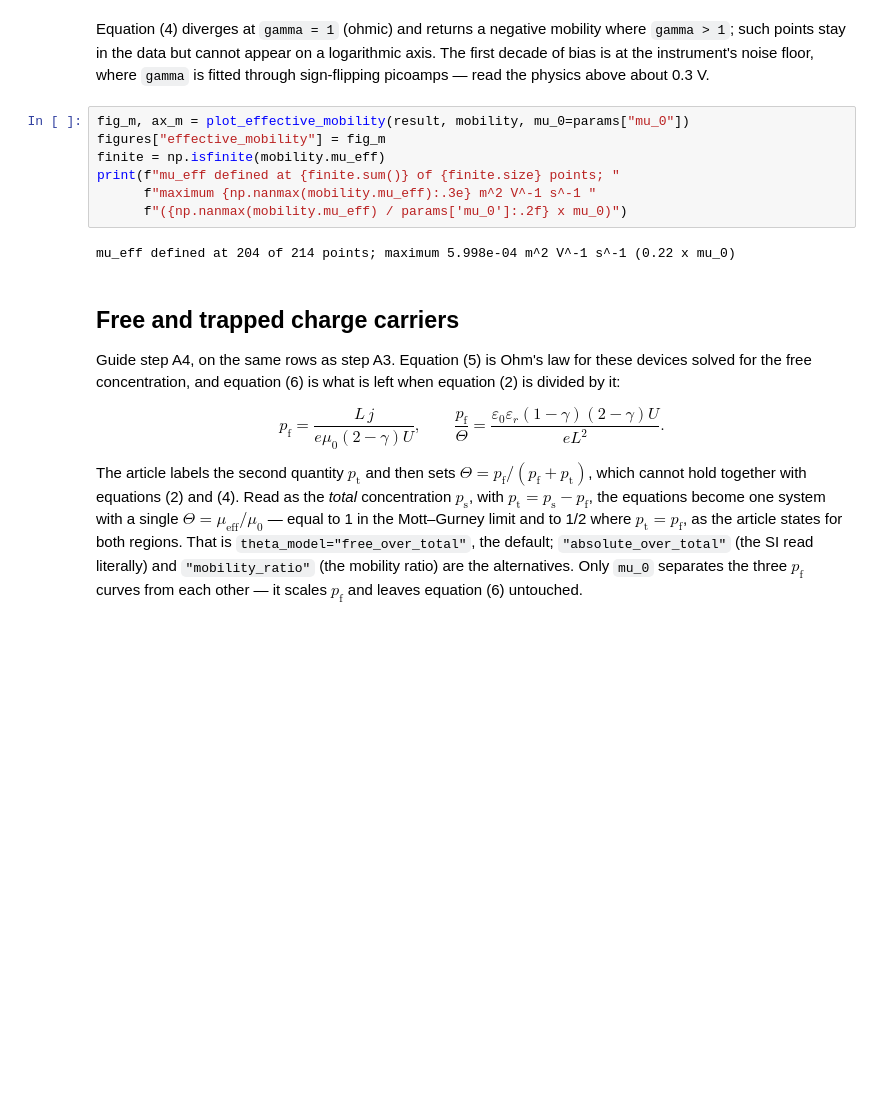
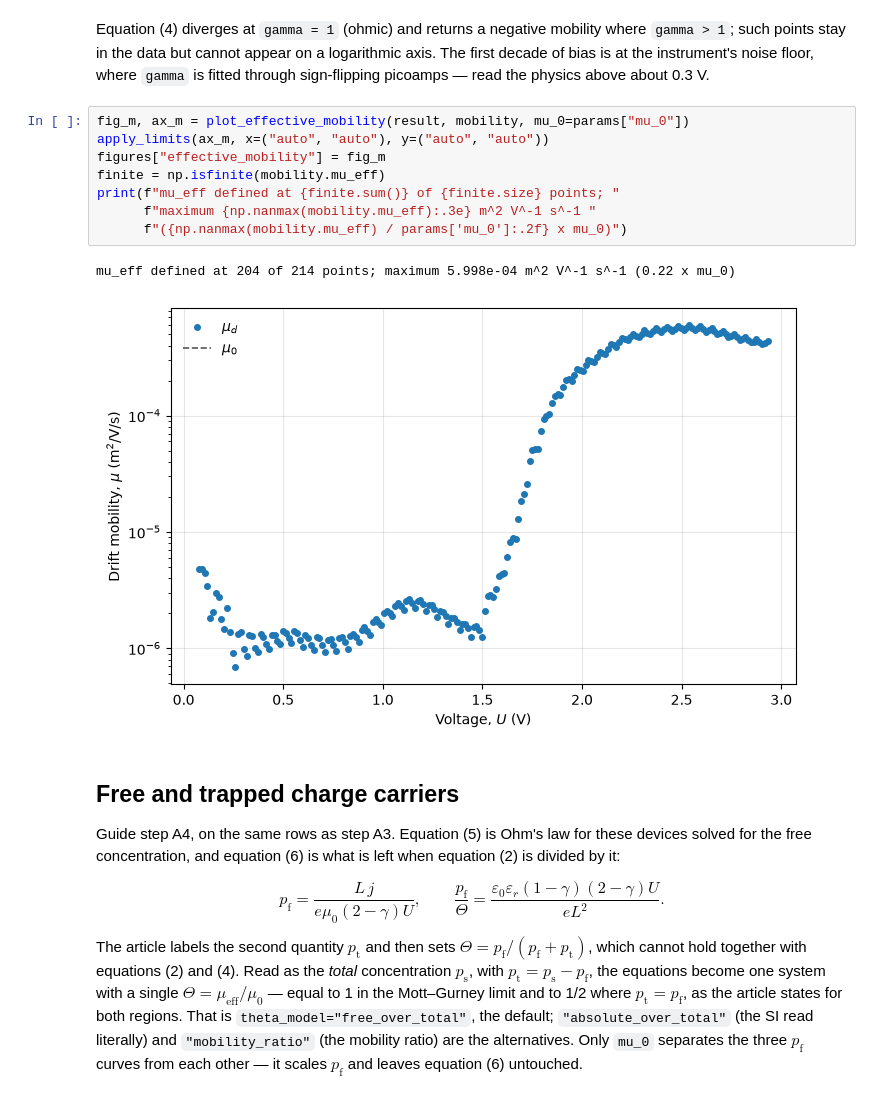
Before and after one commit to VUTVoKo/ASCLC_Pythonized, a Jupyter notebook: notebooks/asclc.ipynb, the cells around one changed output. Saved outputs shown, nothing was run; the diff lists cells and outputs as text; blank space fills up the shorter version.

```diff
--- a/notebooks/asclc.ipynb
+++ b/notebooks/asclc.ipynb
@@ -129,13 +159,15 @@ where `gamma` is fitted through sign-flipping picoamps — read the physics abov
 about 0.3 V.
 # %%
 fig_m, ax_m = plot_effective_mobility(result, mobility, mu_0=params["mu_0"])
+apply_limits(ax_m, x=("auto", "auto"), y=("auto", "auto"))
 figures["effective_mobility"] = fig_m
 finite = np.isfinite(mobility.mu_eff)
 print(f"mu_eff defined at {finite.sum()} of {finite.size} points; "
       f"maximum {np.nanmax(mobility.mu_eff):.3e} m^2 V^-1 s^-1 "
       f"({np.nanmax(mobility.mu_eff) / params['mu_0']:.2f} x mu_0)")
 # %% [output]
 mu_eff defined at 204 of 214 points; maximum 5.998e-04 m^2 V^-1 s^-1 (0.22 x mu_0)
+[figure, added]
 # %% [markdown]
 ## Free and trapped charge carriers
 
```
Also changed, not shown: parts of 35 cells of this notebook, 27 other files.
